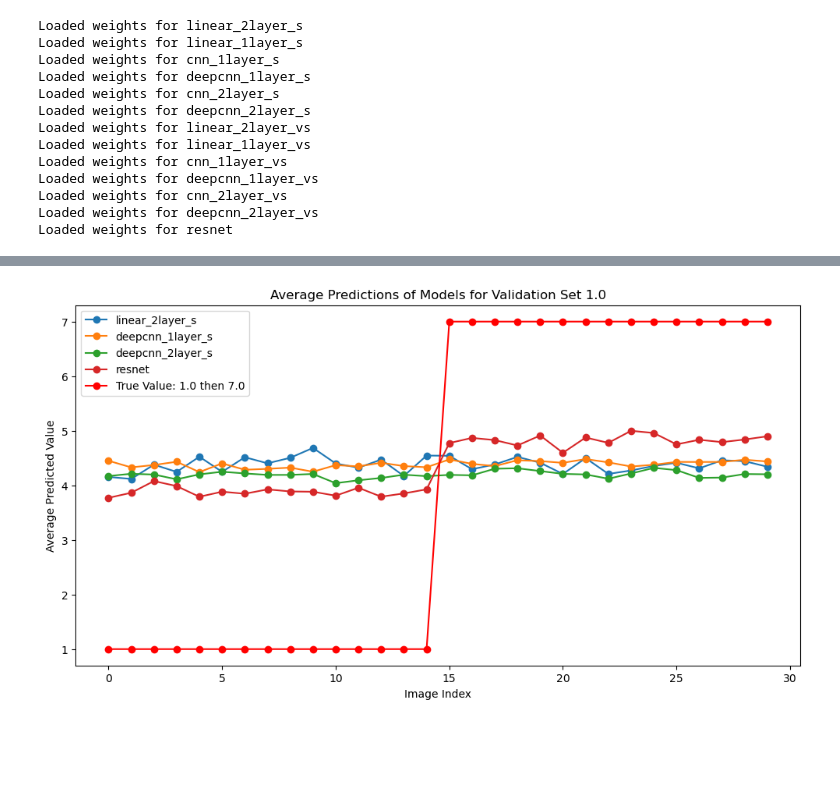
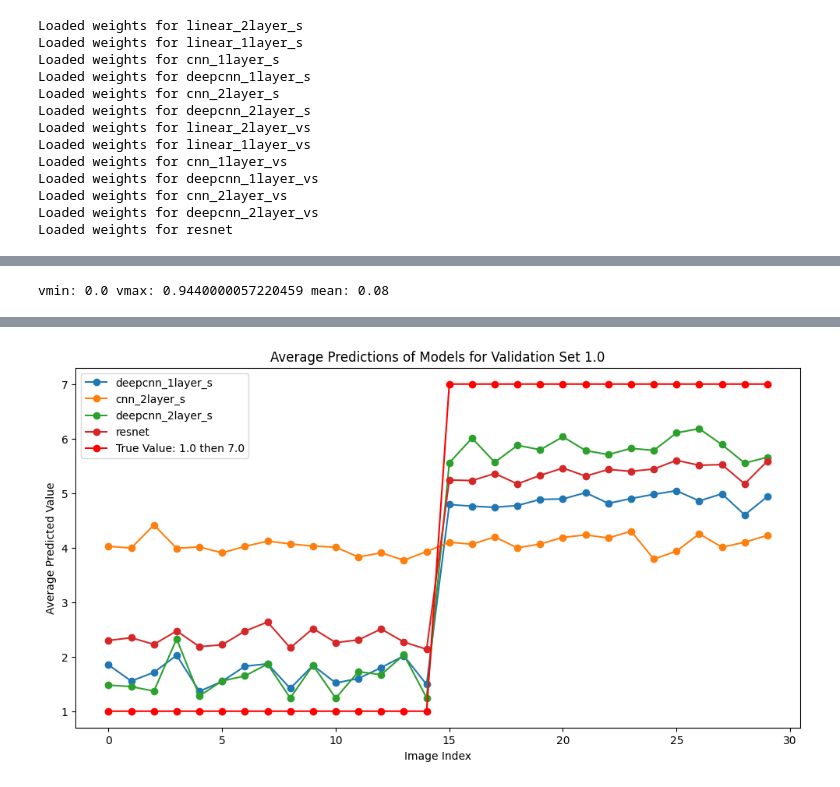
Before and after one commit to Biomedical-Imaging-Group/MolecularDiffusion_MiViT, a Jupyter notebook: train_results_sequences.ipynb, the cells around one changed output, grey strips where cells are left out. Drawn from its saved outputs; the diff is of its cells as text; code cells hidden in the pictures; blank space fills up the shorter version.

```diff
--- a/train_results_sequences.ipynb
+++ b/train_results_sequences.ipynb
@@ -12,12 +12,13 @@ import pandas as pd
 
 
 # Load training results
-results = torch.load("training_results.pth")
+results = torch.load("training_results2.pth",map_location=torch.device('cpu'))
 
 # Extract data
 validation_losses = results["validation_losses"]
 all_labels = results["all_labels"]
 model_weights = results["model_weights"]
+plt.figure(figsize=(15, 6))  # <-- Add this line to control figure size
 
 # Example: Plot validation loss curves
 for model_name, losses in validation_losses.items():
@@ -218,7 +228,7 @@ def plot_model_predictions_average(models, val_videos, val_labels, chosen_label,
     real_label2 = np.ones((nFrames - split_index,)) * other_label
     mixed_labels = np.concatenate((real_label1, real_label2), axis=0)
 
-    #play_video(chosen_video[sequence_idx])
+    play_video(chosen_video[sequence_idx])
     predictions = {}
 
     # Compute predictions for each model
@@ -254,6 +264,7 @@ def plot_model_predictions_average(models, val_videos, val_labels, chosen_label,
 
 # Example usage
 # %%
-selectedModels = ["linear_2layer_s","deepcnn_2layer_s", "deepcnn_1layer_s","resnet"]
+selectedModels = ["cnn_2layer_s","deepcnn_2layer_s", "deepcnn_1layer_s","resnet"]
 plot_model_predictions_average(models, val_videos, val_labels, chosen_label=1.0,other_label=7.0, sequence_idx=0, selectedModels=selectedModels)
 # %% [output]
+vmin: 0.0 vmax: 0.9440000057220459 mean: 0.08
@@ -260,4 +272,4 @@ plot_model_predictions_average(models, val_videos, val_labels, chosen_label=1.0,
-[figure, old version]
+[figure, new version]
 # %%
 import torch
 import matplotlib.pyplot as plt
```
Also changed, not shown: parts of 10 cells of this notebook, 8 other files.
